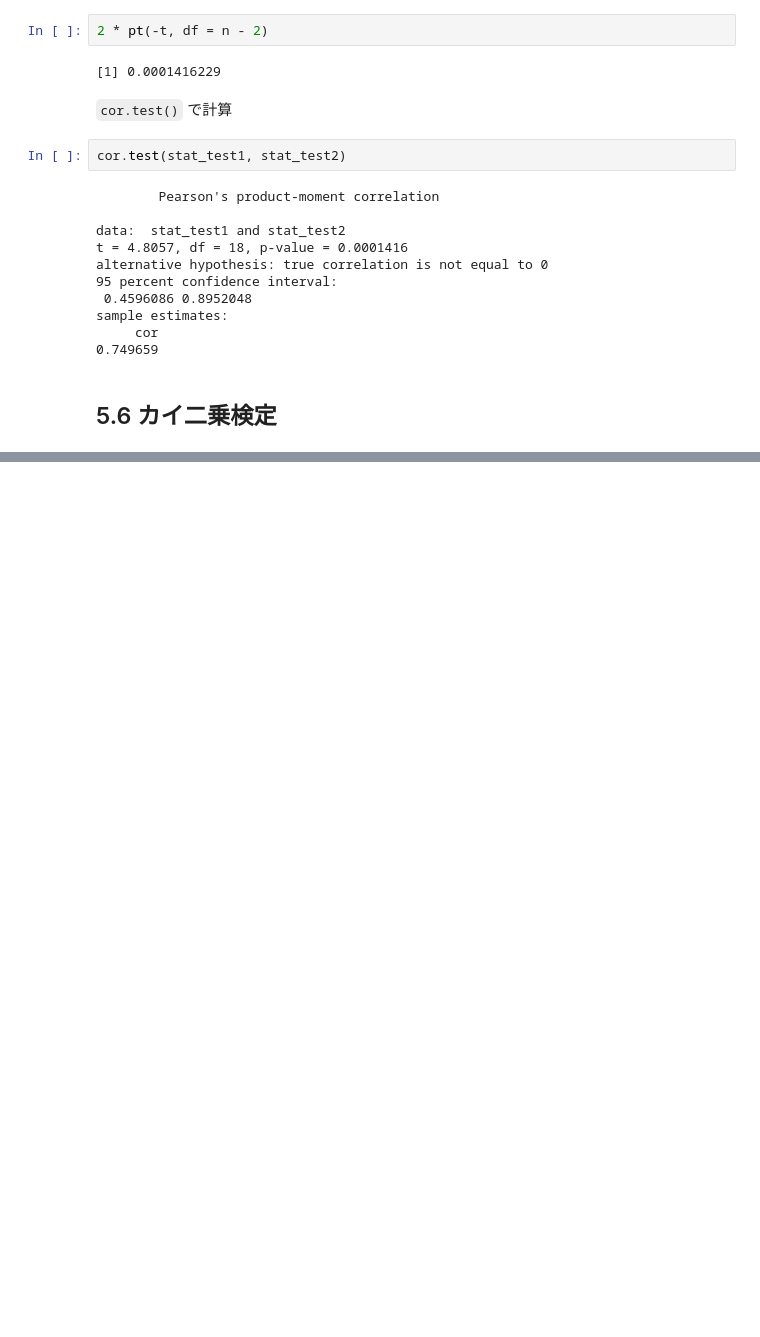
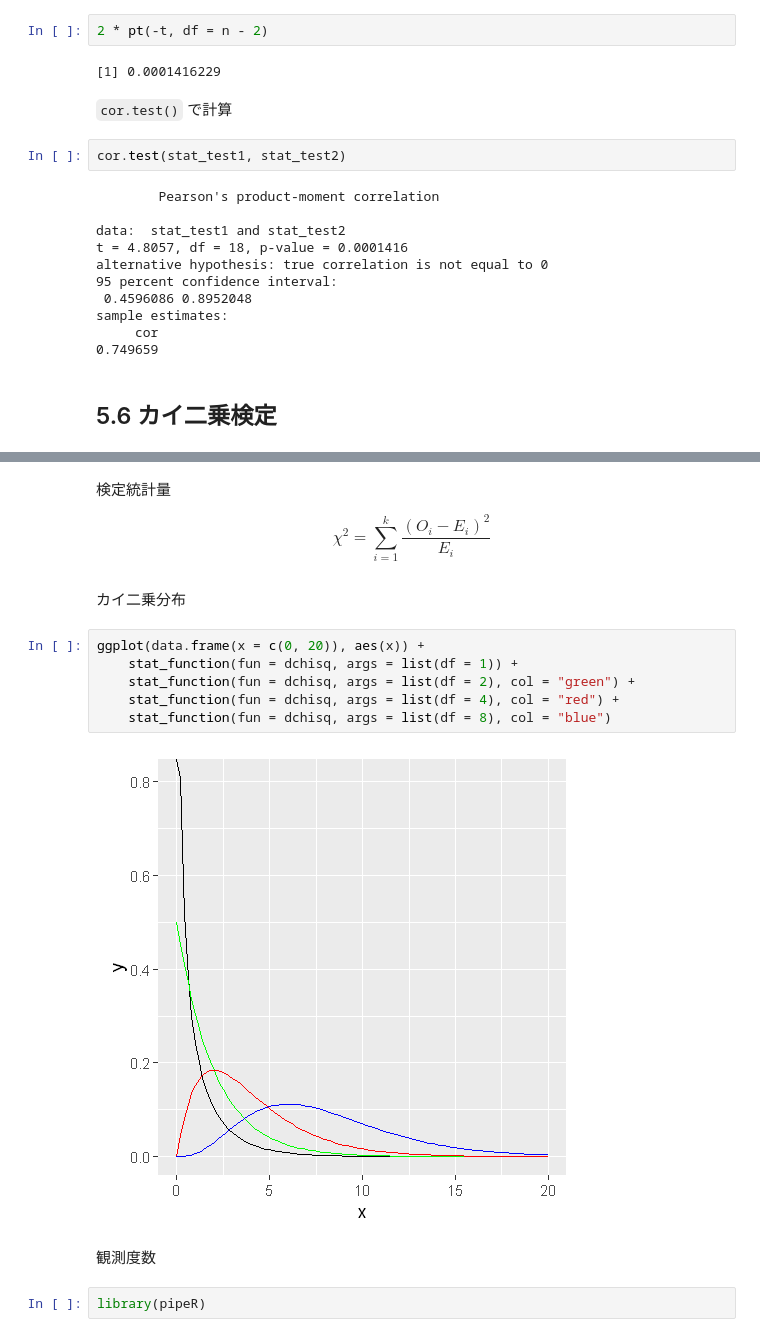
Before and after one commit to whatalnk/r-easy-stat, a Jupyter notebook: Chap05.ipynb, the cells around one changed output, grey strips where cells are left out. Saved outputs shown, nothing was run; the diff lists cells and outputs as text; blank space fills up the shorter version.

```diff
--- a/Chap05.ipynb
+++ b/Chap05.ipynb
@@ -225,0 +235,18 @@ sample estimates:
+# %% [markdown]
+検定統計量
+
+$$\chi^2 = \sum_{i = 1}^{k} \frac{(O_i - E_i)^2}{E_i}$$
+# %% [markdown]
+カイ二乗分布
+# %%
+ggplot(data.frame(x = c(0, 20)), aes(x)) +
+    stat_function(fun = dchisq, args = list(df = 1)) +
+    stat_function(fun = dchisq, args = list(df = 2), col = "green") +
+    stat_function(fun = dchisq, args = list(df = 4), col = "red") +
+    stat_function(fun = dchisq, args = list(df = 8), col = "blue")
+# %% [output]
+[figure, added]
+# %% [markdown]
+観測度数
+# %%
+library(pipeR)
```
Also changed, not shown: parts of 52 cells of this notebook.
